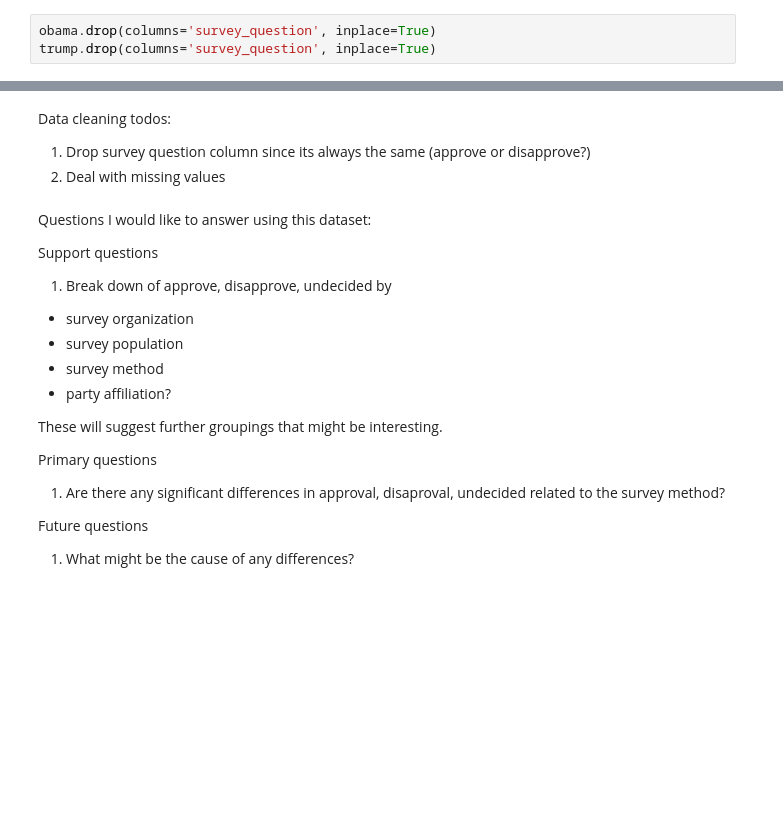
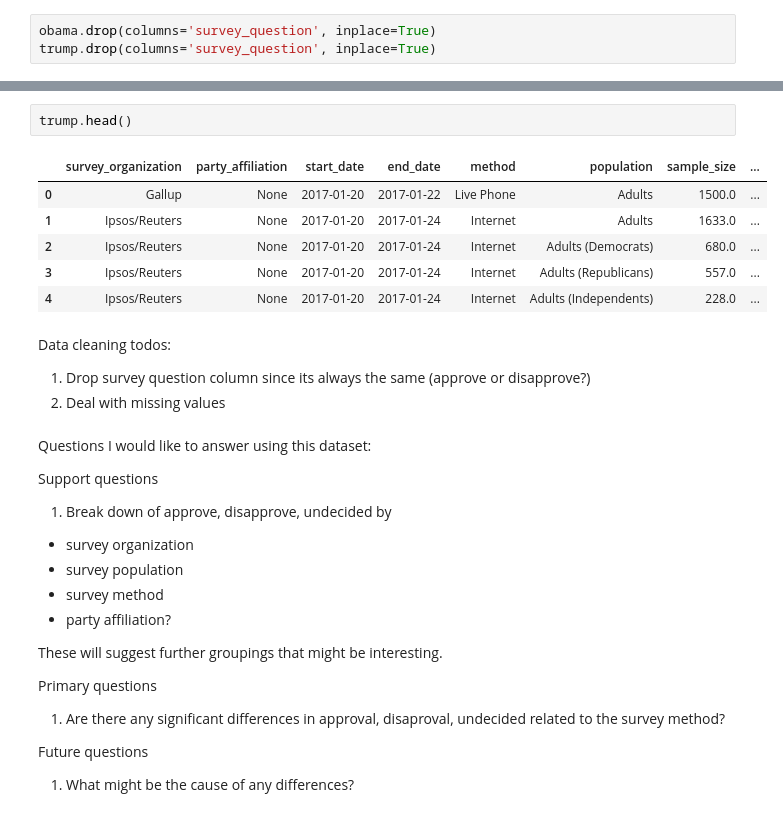
Before and after one commit to BoronII/data-analysis-visualization-sample, a Jupyter notebook: notebooks/03_US_presidential_approval_2008.ipynb, the cells around one changed output, grey strips where cells are left out. Drawn from its saved outputs; the diff is of its cells as text; blank space fills up the shorter version.

```diff
--- a/notebooks/03_US_presidential_approval_2008.ipynb
+++ b/notebooks/03_US_presidential_approval_2008.ipynb
@@ -78,3 +125,12 @@ obama
+# %%
+trump.head()
+# %% [output]
+|  | survey_organization | party_affiliation | start_date | end_date | method | population | sample_size | ... |
+| 0 | Gallup | None | 2017-01-20 | 2017-01-22 | Live Phone | Adults | 1500.0 | ... |
+| 1 | Ipsos/Reuters | None | 2017-01-20 | 2017-01-24 | Internet | Adults | 1633.0 | ... |
+| 2 | Ipsos/Reuters | None | 2017-01-20 | 2017-01-24 | Internet | Adults (Democrats) | 680.0 | ... |
+| 3 | Ipsos/Reuters | None | 2017-01-20 | 2017-01-24 | Internet | Adults (Republicans) | 557.0 | ... |
+| 4 | Ipsos/Reuters | None | 2017-01-20 | 2017-01-24 | Internet | Adults (Independents) | 228.0 | ... |
 # %% [markdown]
 Data cleaning todos:
 
```
Also changed, not shown: parts of 6 cells of this notebook, 4 other files.
